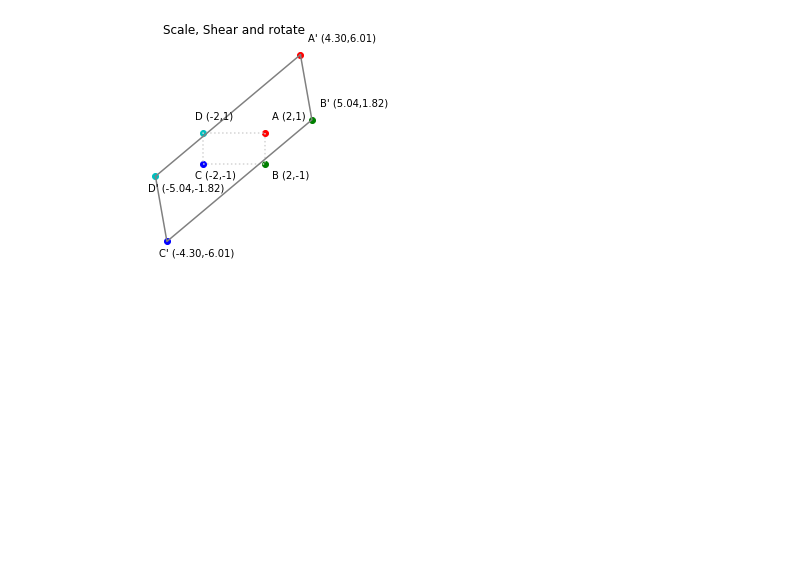
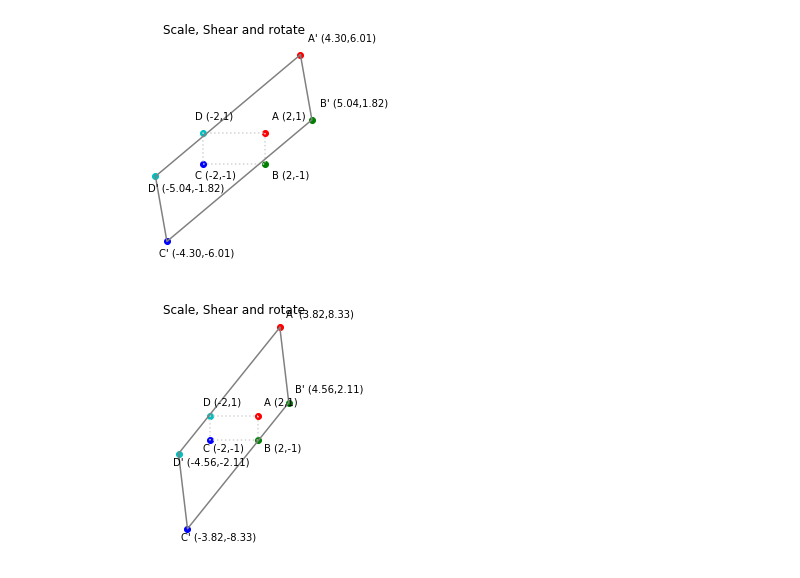
Before and after one commit to vinayshanbhag/math, a Jupyter notebook: Affine_Transformations.ipynb, the cells around one changed output. Saved outputs shown, nothing was run; the diff lists cells and outputs as text; code cells hidden in the pictures; blank space fills up the shorter version.

```diff
--- a/Affine_Transformations.ipynb
+++ b/Affine_Transformations.ipynb
@@ -210,3 +213,9 @@ draw(M)
 draw(M @ Z, names=[f"{n}'" for n in string.ascii_uppercase], title="Scale, Shear and rotate", linecolor='gray', linestyle='solid')
 # %% [output]
 [figure]
+# %%
+Z = rot(pi/6) @ shear(pi/9, pi/18) @ scale(2,4)
+draw(M)
+draw(M @ Z, names=[f"{n}'" for n in string.ascii_uppercase], title="Scale, Shear and rotate", linecolor='gray', linestyle='solid')
+# %% [output]
+[figure, added]
```
Also changed, not shown: parts of 7 cells of this notebook.
